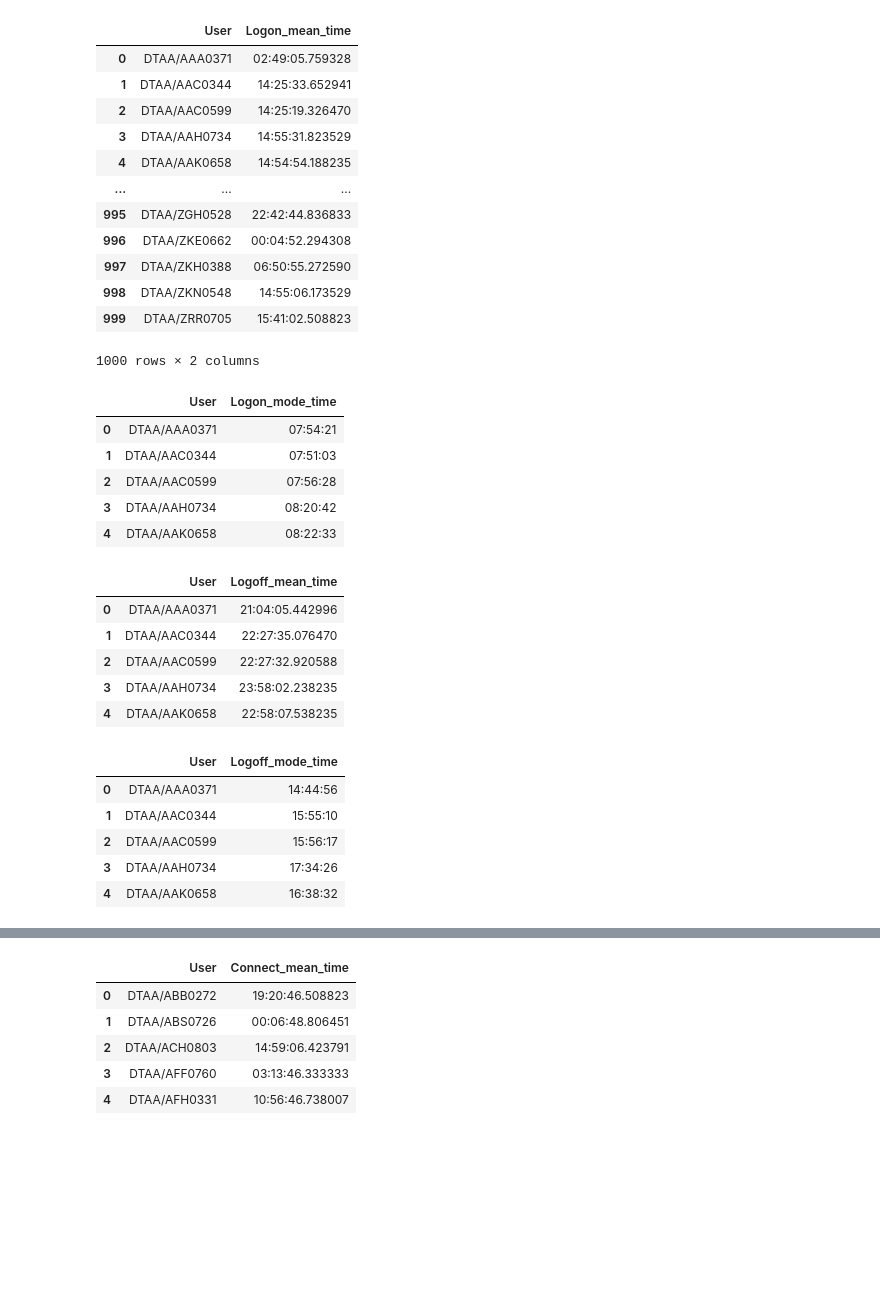
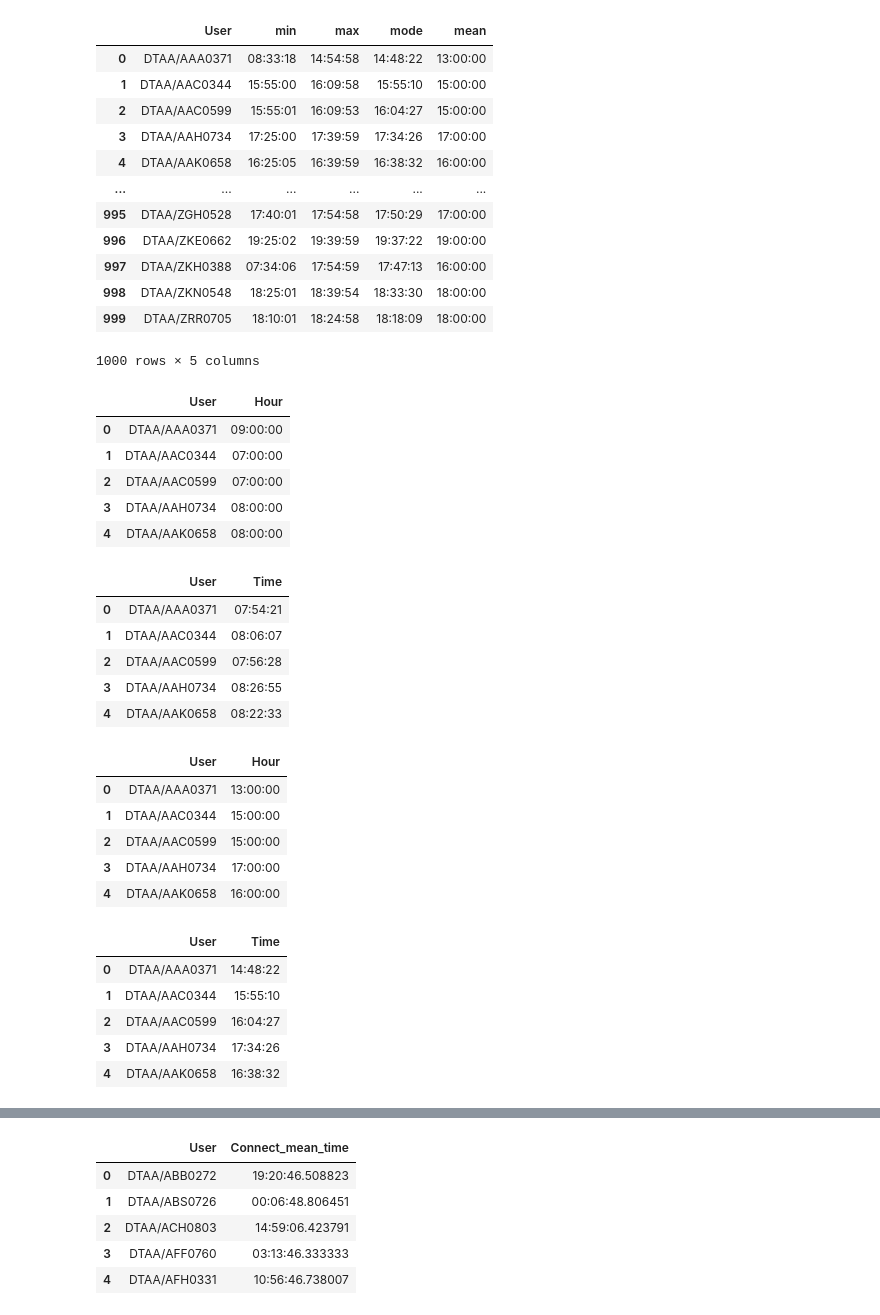
Before and after one commit to af223/17735-project, a Jupyter notebook: detection_v1.ipynb, the cells around one changed output, grey strips where cells are left out. Drawn from its saved outputs; the diff is of its cells as text; code cells hidden in the pictures; blank space fills up the shorter version.

```diff
--- a/detection_v1.ipynb
+++ b/detection_v1.ipynb
@@ -55,43 +101,52 @@ logoff_modes_df = logoff_modes.reset_index().rename(columns={'Timestamp': 'Logof
+# %%
+df_user_logoff_stats
+# %% [output]
+|  | User | min | max | mode | mean |
+| 0 | DTAA/AAA0371 | 08:33:18 | 14:54:58 | 14:48:22 | 13:00:00 |
+| 1 | DTAA/AAC0344 | 15:55:00 | 16:09:58 | 15:55:10 | 15:00:00 |
+| 2 | DTAA/AAC0599 | 15:55:01 | 16:09:53 | 16:04:27 | 15:00:00 |
+| 3 | DTAA/AAH0734 | 17:25:00 | 17:39:59 | 17:34:26 | 17:00:00 |
+| 4 | DTAA/AAK0658 | 16:25:05 | 16:39:59 | 16:38:32 | 16:00:00 |
+| ... | ... | ... | ... | ... | ... |
+| 995 | DTAA/ZGH0528 | 17:40:01 | 17:54:58 | 17:50:29 | 17:00:00 |
+| 996 | DTAA/ZKE0662 | 19:25:02 | 19:39:59 | 19:37:22 | 19:00:00 |
+| 997 | DTAA/ZKH0388 | 07:34:06 | 17:54:59 | 17:47:13 | 16:00:00 |
+| 998 | DTAA/ZKN0548 | 18:25:01 | 18:39:54 | 18:33:30 | 18:00:00 |
+| 999 | DTAA/ZRR0705 | 18:10:01 | 18:24:58 | 18:18:09 | 18:00:00 |
+1000 rows × 5 columns
 # %%
-logon_means_df
+df_logon_mean.head()
 # %% [output]
-|  | User | Logon_mean_time |
-| 0 | DTAA/AAA0371 | 02:49:05.759328 |
-| 1 | DTAA/AAC0344 | 14:25:33.652941 |
-| 2 | DTAA/AAC0599 | 14:25:19.326470 |
-| 3 | DTAA/AAH0734 | 14:55:31.823529 |
-| 4 | DTAA/AAK0658 | 14:54:54.188235 |
-| ... | ... | ... |
-| 995 | DTAA/ZGH0528 | 22:42:44.836833 |
-| 996 | DTAA/ZKE0662 | 00:04:52.294308 |
-| 997 | DTAA/ZKH0388 | 06:50:55.272590 |
-| 998 | DTAA/ZKN0548 | 14:55:06.173529 |
-| 999 | DTAA/ZRR0705 | 15:41:02.508823 |
+|  | User | Hour |
+| 0 | DTAA/AAA0371 | 09:00:00 |
+| 1 | DTAA/AAC0344 | 07:00:00 |
+| 2 | DTAA/AAC0599 | 07:00:00 |
+| 3 | DTAA/AAH0734 | 08:00:00 |
+| 4 | DTAA/AAK0658 | 08:00:00 |
-1000 rows × 2 columns
 # %%
-logon_modes_df.head()
+df_logon_mode.head()
 # %% [output]
-|  | User | Logon_mode_time |
+|  | User | Time |
 | 0 | DTAA/AAA0371 | 07:54:21 |
-| 1 | DTAA/AAC0344 | 07:51:03 |
+| 1 | DTAA/AAC0344 | 08:06:07 |
 | 2 | DTAA/AAC0599 | 07:56:28 |
-| 3 | DTAA/AAH0734 | 08:20:42 |
+| 3 | DTAA/AAH0734 | 08:26:55 |
 | 4 | DTAA/AAK0658 | 08:22:33 |
 # %%
-logoff_means_df.head()
+df_logoff_mean.head()
 # %% [output]
-|  | User | Logoff_mean_time |
-| 0 | DTAA/AAA0371 | 21:04:05.442996 |
-| 1 | DTAA/AAC0344 | 22:27:35.076470 |
-| 2 | DTAA/AAC0599 | 22:27:32.920588 |
-| 3 | DTAA/AAH0734 | 23:58:02.238235 |
-| 4 | DTAA/AAK0658 | 22:58:07.538235 |
+|  | User | Hour |
+| 0 | DTAA/AAA0371 | 13:00:00 |
+| 1 | DTAA/AAC0344 | 15:00:00 |
+| 2 | DTAA/AAC0599 | 15:00:00 |
+| 3 | DTAA/AAH0734 | 17:00:00 |
+| 4 | DTAA/AAK0658 | 16:00:00 |
 # %%
-logoff_modes_df.head()
+df_logoff_mode.head()
 # %% [output]
-|  | User | Logoff_mode_time |
-| 0 | DTAA/AAA0371 | 14:44:56 |
+|  | User | Time |
+| 0 | DTAA/AAA0371 | 14:48:22 |
 | 1 | DTAA/AAC0344 | 15:55:10 |
-| 2 | DTAA/AAC0599 | 15:56:17 |
+| 2 | DTAA/AAC0599 | 16:04:27 |
 | 3 | DTAA/AAH0734 | 17:34:26 |
 | 4 | DTAA/AAK0658 | 16:38:32 |
```
Also changed, not shown: parts of 8 cells of this notebook, 1 other file.
